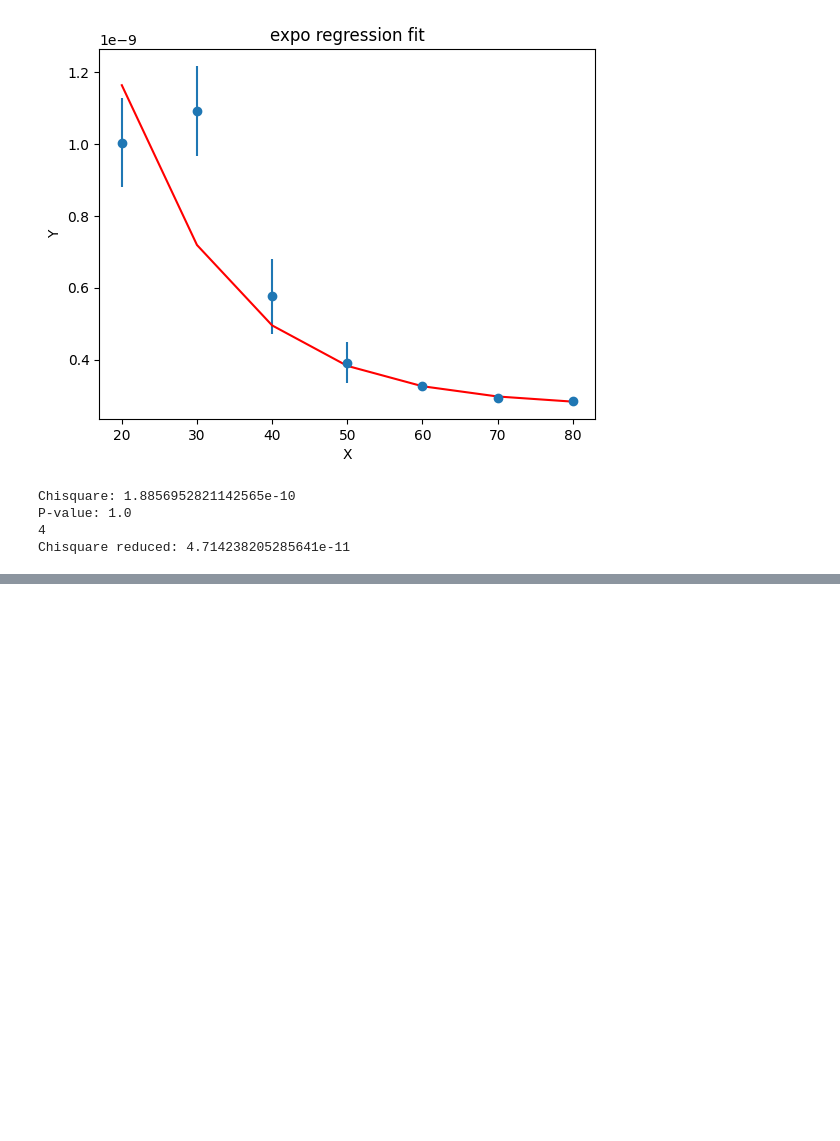
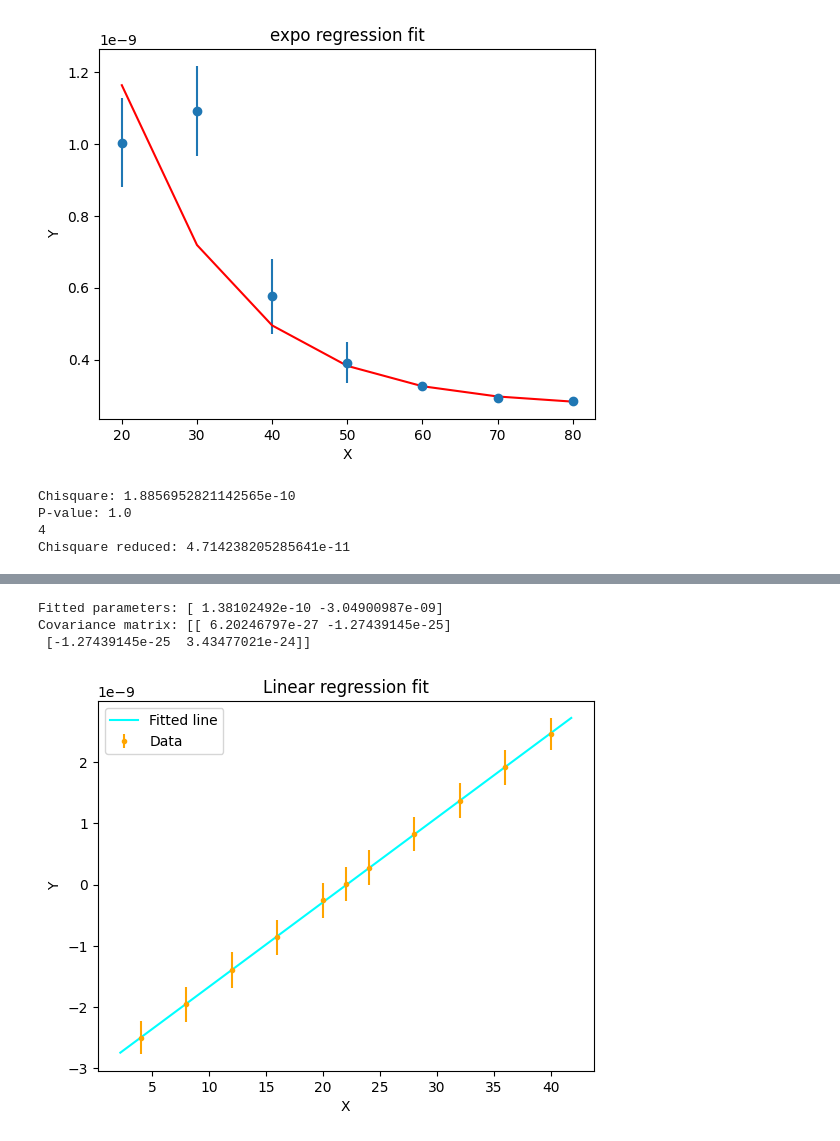
Before and after one commit to francescouni0/FisMedLab, a Jupyter notebook: Plastici/Scintillatori.ipynb, the cells around one changed output, grey strips where cells are left out. Drawn from its saved outputs; the diff is of its cells as text; code cells hidden in the pictures; blank space fills up the shorter version.

```diff
--- a/Plastici/Scintillatori.ipynb
+++ b/Plastici/Scintillatori.ipynb
@@ -611,0 +865,31 @@ Chisquare reduced: 4.714238205285641e-11
+# %%
+def linear(x, a, b):
+    return a * x + b
+# Read data from a file
+
+x=D
+y=T
+
+# Fit linear model with curve_fit
+popt, pcov = curve_fit(linear, x, y,sigma=ds,absolute_sigma=True)
+
+# Print fitted parameters and covariance matrix
+print("Fitted parameters:", popt)
+print("Covariance matrix:", pcov)
+
+# Plot scatter plot and fitted line
+plt.errorbar(D, T,yerr=np.absolute(s), fmt='.',color='orange', label="Data")
+plt.xlabel("X")
+plt.ylabel("Y")
+plt.title("Linear regression fit")
+
+xmin, xmax = plt.xlim()
+ymin, ymax = linear(xmin, *popt), linear(xmax, *popt)
+plt.plot([xmin, xmax], [ymin, ymax], 'cyan', label="Fitted line")
+plt.legend()
+plt.show()
+# %% [output]
+Fitted parameters: [ 1.38102492e-10 -3.04900987e-09]
+Covariance matrix: [[ 6.20246797e-27 -1.27439145e-25]
+ [-1.27439145e-25  3.43477021e-24]]
+[figure, added]
```
Also changed, not shown: parts of 8 cells of this notebook.
